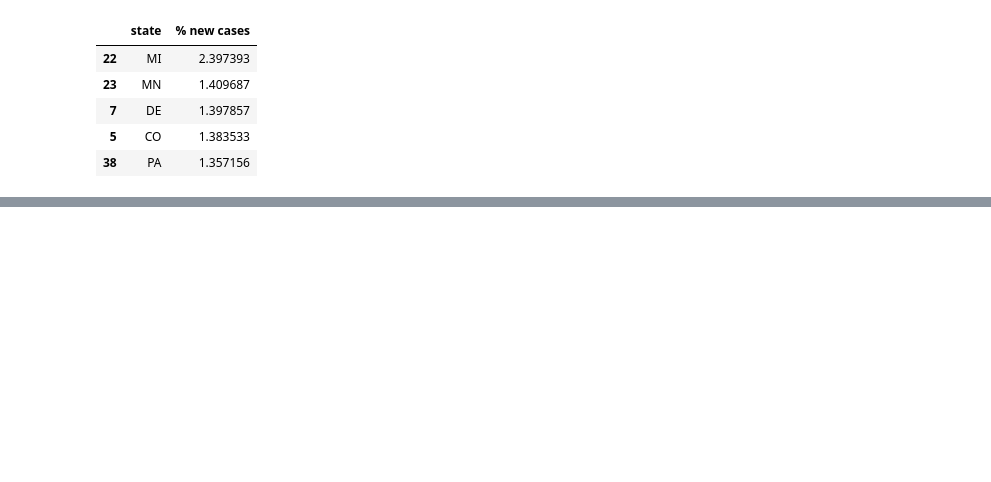
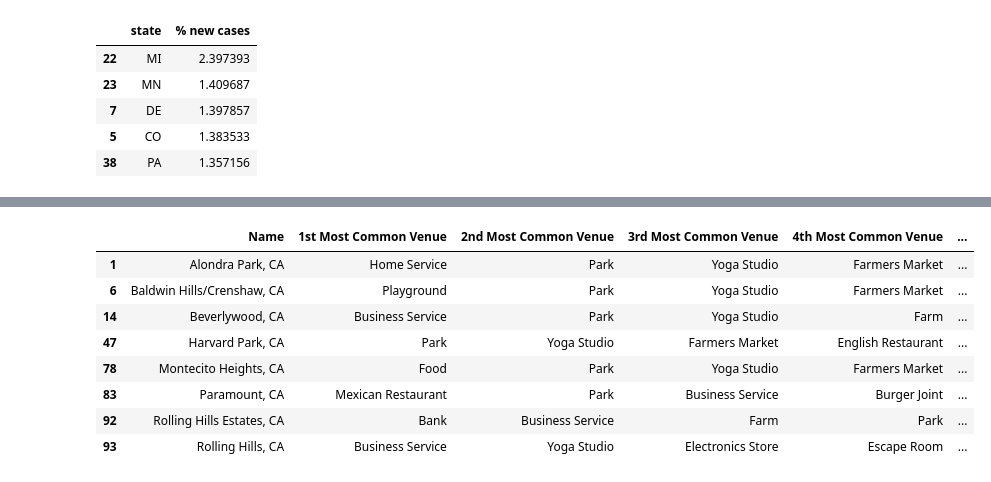
Before and after one commit to Preciuse/Coursera_Capstone, a Jupyter notebook: Capstone_Project_Week_1_Notebook.ipynb, the cells around one changed output, grey strips where cells are left out. Cells and saved outputs as stored; diff of their text form; code cells hidden in the pictures; blank space fills up the shorter version.

```diff
--- a/Capstone_Project_Week_1_Notebook.ipynb
+++ b/Capstone_Project_Week_1_Notebook.ipynb
@@ -256,0 +593,12 @@ percentage_new_cases_apr_jun_df.sort_values(by=["% new cases"], ascending=False)
+# %%
+la_merged.loc[la_merged['Cluster Labels'] == 0, la_merged.columns[[0] + list(range(5, la_merged.shape[1]))]].head(10)
+# %% [output]
+|  | Name | 1st Most Common Venue | 2nd Most Common Venue | 3rd Most Common Venue | 4th Most Common Venue | ... |
+| 1 | Alondra Park, CA | Home Service | Park | Yoga Studio | Farmers Market | ... |
+| 6 | Baldwin Hills/Crenshaw, CA | Playground | Park | Yoga Studio | Farmers Market | ... |
+| 14 | Beverlywood, CA | Business Service | Park | Yoga Studio | Farm | ... |
+| 47 | Harvard Park, CA | Park | Yoga Studio | Farmers Market | English Restaurant | ... |
+| 78 | Montecito Heights, CA | Food | Park | Yoga Studio | Farmers Market | ... |
+| 83 | Paramount, CA | Mexican Restaurant | Park | Business Service | Burger Joint | ... |
+| 92 | Rolling Hills Estates, CA | Bank | Business Service | Farm | Park | ... |
+| 93 | Rolling Hills, CA | Business Service | Yoga Studio | Electronics Store | Escape Room | ... |
```
Also changed, not shown: parts of 49 cells of this notebook.
